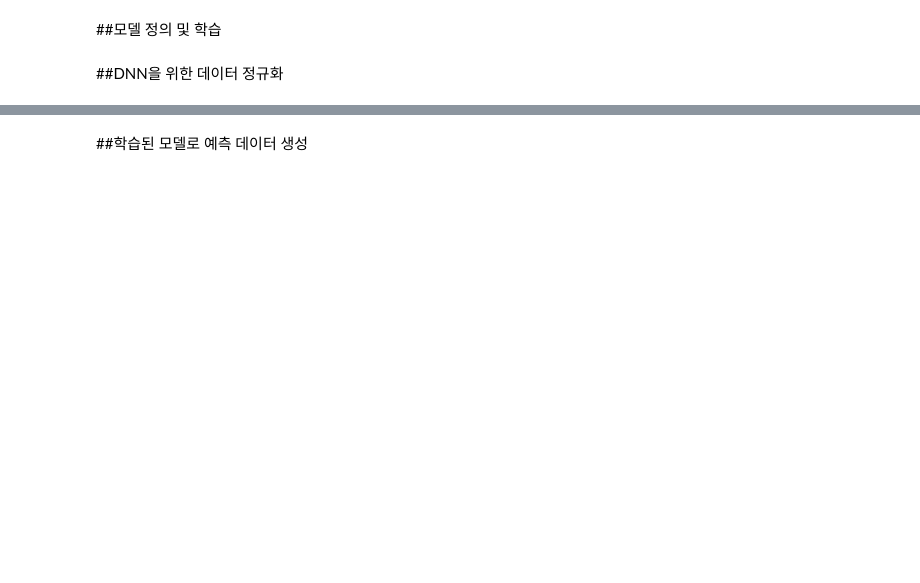
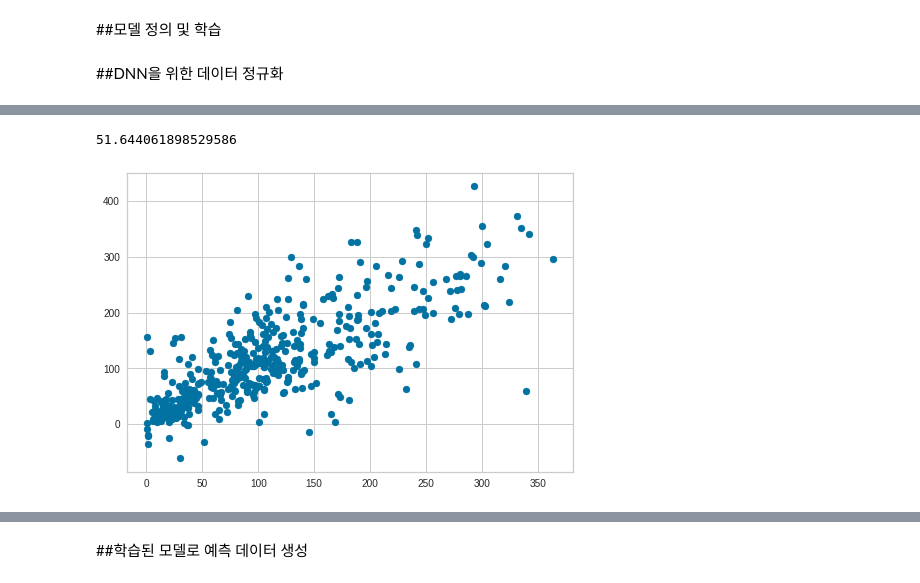
Before and after one commit to hoohahaBIGHEAD/AI, a Jupyter notebook: 따릉이_대여수_예측.ipynb, the cells around one changed output, grey strips where cells are left out. Drawn from its saved outputs; the diff is of its cells as text; code cells hidden in the pictures; blank space fills up the shorter version.

```diff
--- a/따릉이_대여수_예측.ipynb
+++ b/따릉이_대여수_예측.ipynb
@@ -209,14 +392,14 @@ plt.show()
 # %% [markdown]
 ##val data 분리
 # %%
-from sklearn.model_selection import train_test_split
+# from sklearn.model_selection import train_test_split
 
-# Filter rows with missing price values
-filtered_bike_data = bike_data.dropna(axis=0)
-X = filtered_bike_data.drop(['count'], axis=1)
-y = filtered_bike_data['count']
+# # Filter rows with missing price values
+# filtered_bike_data = bike_data.dropna(axis=0)
+# X = filtered_bike_data.drop(['count'], axis=1)
+# y = filtered_bike_data['count']
 
-train_X, val_X, train_y, val_y = train_test_split(X, y, shuffle = True, random_state=1, test_size=0.2)
+# train_X, val_X, train_y, val_y = train_test_split(X, y, shuffle = True, random_state=1, test_size=0.2)
 # %% [markdown]
 #2. 탐색적 자료분석(EDA)
 ##기존 데이터 확인
@@ -334,0 +636,8 @@ print("mape=", mape)
+# %%
+pred = model.predict(norm_val_X)
+denorm_pred = denormalize_y(pred)
+plt.scatter(val_y, denorm_pred)
+print(mean_squared_error(val_y, denorm_pred)**0.5)
+# %% [output]
+51.644061898529586
+[figure, added]
```
Also changed, not shown: parts of 45 cells of this notebook.
